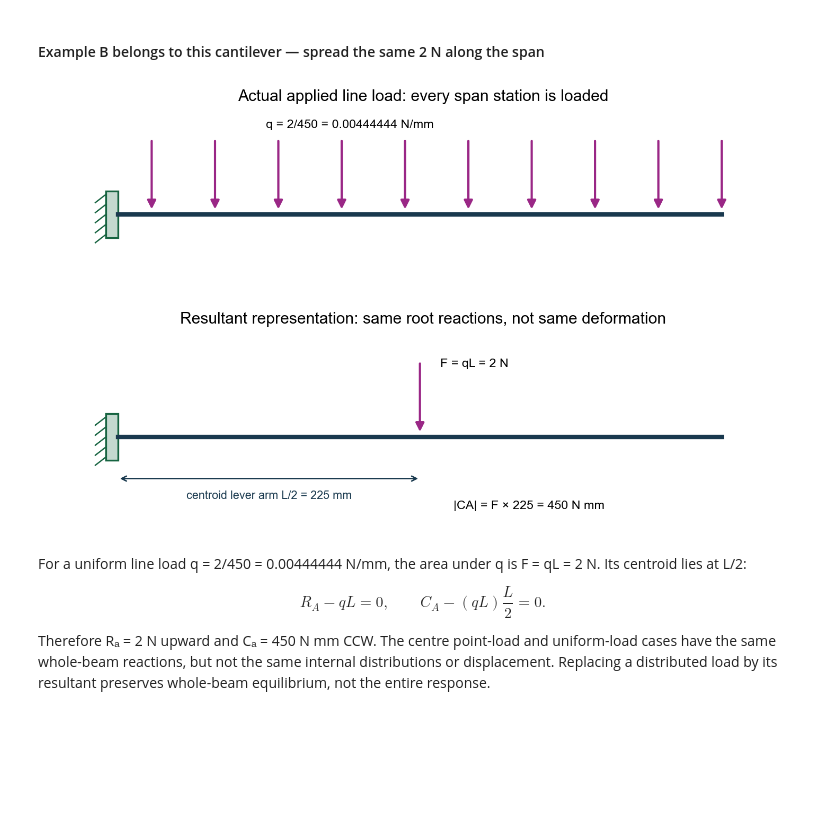
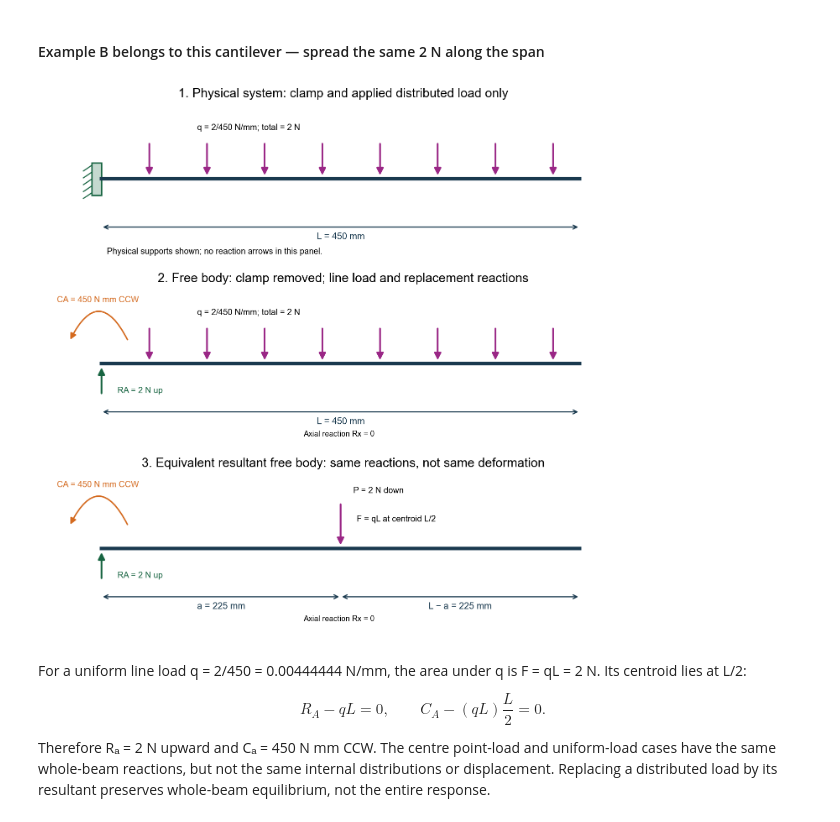
Before and after one commit to Ehsan-Roohi/Aerospace-Structures, a Jupyter notebook: notebooks/MIE446_Lecture_03_Beam_Reactions_Stress_and_Deflection.ipynb, the cells around one changed output. Saved outputs shown, nothing was run; the diff lists cells and outputs as text; code cells hidden in the pictures; blank space fills up the shorter version.

```diff
--- a/notebooks/MIE446_Lecture_03_Beam_Reactions_Stress_and_Deflection.ipynb
+++ b/notebooks/MIE446_Lecture_03_Beam_Reactions_Stress_and_Deflection.ipynb
@@ -266,21 +277,16 @@ Thus Rₐ = 2 N upward and Cₐ = 900 N mm CCW. The app gives −2 N and −900
 **[Open this exact beam study: Example A: 2 N at the free tip](https://ehsan-roohi.github.io/Aerospace-Structures/wing-lab.html?beamCase=l03-tip)**. The link replaces the old study with these inputs and solves it.
 # %% [markdown]
 #### Example B belongs to this cantilever — spread the same 2 N along the span
-# %%
-#@title Figure 6A — line load versus its whole-beam resultant
-fig,axes=plt.subplots(2,1,figsize=(12,7),layout='constrained')
-for ax,title in zip(axes,['Actual applied line load: every span station is loaded',
-                         'Resultant representation: same root reactions, not same deformation']):
-    clean_beam(ax,title); support(ax,0,'fixed')
-for at in np.linspace(25,L,10): arrow(axes[0],(at,45),(at,2))
-axes[0].text(110,52,'q = 2/450 = 0.00444444 N/mm')
-arrow(axes[1],(L/2,45),(L/2,2))
-axes[1].text(240,42,'F = qL = 2 N')
-dimension(axes[1],(0,-25),(L/2,-25),'centroid lever arm L/2 = 225 mm',(0,-10))
-axes[1].text(250,-43,'|CA| = F × 225 = 450 N mm')
-plt.show()
-# %% [output]
-[figure, removed]
+# %%
+#@title Figure 6A — uniform-load system and two valid free-body representations
+fig,axes=plt.subplots(3,1,figsize=(12,11),layout='constrained')
+beam_system_or_fbd(axes[0],'cantilever','1. Physical system: clamp and applied distributed load only',uniform=True)
+beam_system_or_fbd(axes[1],'cantilever','2. Free body: clamp removed; line load and replacement reactions',uniform=True,fbd=True)
+beam_system_or_fbd(axes[2],'cantilever','3. Equivalent resultant free body: same reactions, not same deformation',station=L/2,fbd=True)
+axes[2].text(240,24,'F = qL at centroid L/2',fontsize=12)
+plt.show()
+# %% [output]
+[figure, added]
 # %% [markdown]
 For a uniform line load q = 2/450 = 0.00444444 N/mm, the area under q is F = qL = 2 N. Its centroid lies at L/2:
 
```
Also changed, not shown: parts of 16 cells of this notebook, 3 other files.
